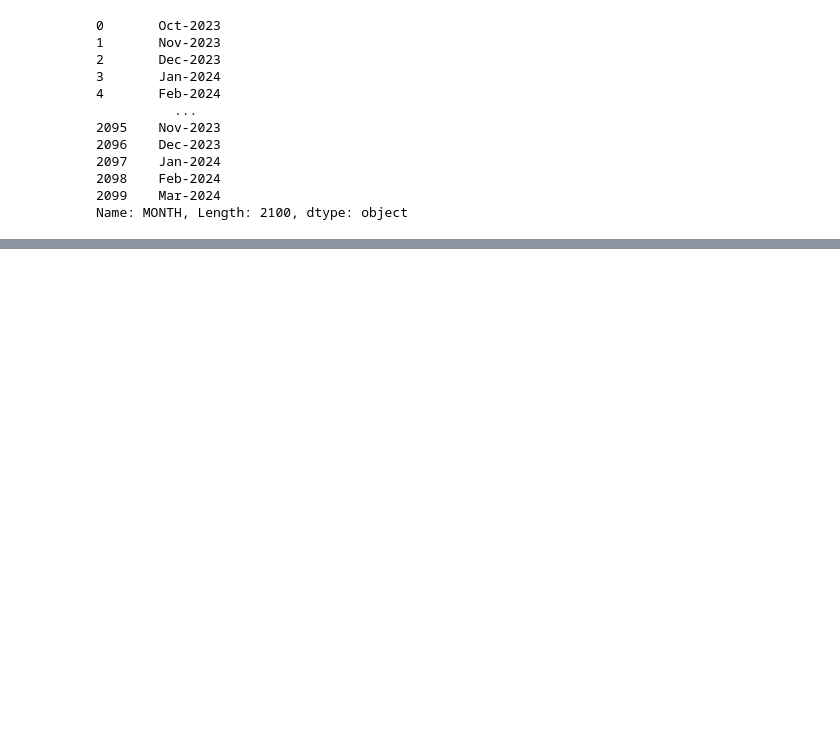
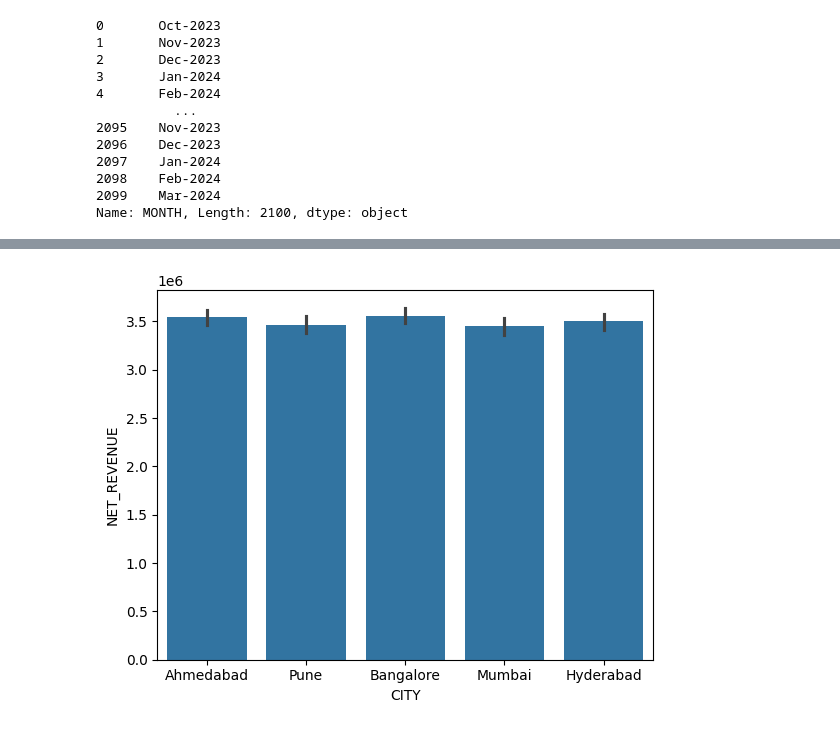
Before and after one commit to Rudra-G-23/cloud-kitchen-dashboard, a Jupyter notebook: kitchen-analysis.ipynb, the cells around one changed output, grey strips where cells are left out. Saved outputs shown, nothing was run; the diff lists cells and outputs as text; code cells hidden in the pictures; blank space fills up the shorter version.

```diff
--- a/kitchen-analysis.ipynb
+++ b/kitchen-analysis.ipynb
@@ -40,5 +74,5 @@ df['MONTH']
 2099    Mar-2024
 Name: MONTH, Length: 2100, dtype: object
 # %%
-df[['Month_Name', 'Year']]= df['MONTH'].str.split("-", expand=True)
+df[['MONTH_NAME', 'YEAR']]= df['MONTH'].str.split("-", expand=True)
 # %%
@@ -65,0 +84,18 @@ print(df.head(3))
+# %%
+df['GM'] = df['GROSS_MARGIN']
+df['GM_%'] = ( df['GM'] / df['NET_REVENUE'] ) * 100
+
+df['CM'] = df['KITCHEN_EBITDA']
+df['CM_%'] = ( df['CM'] / df['NET_REVENUE'] ) * 100
+
+df['EBITDA'] = df['KITCHEN_EBITDA']
+# %%
+sns.barplot(
+    df,
+    x=df['CITY'],
+    y=df['NET_REVENUE']
+)
+
+plt.show()
+# %% [output]
+[figure, added]
```
Also changed, not shown: parts of 14 cells of this notebook, 1 other file.
